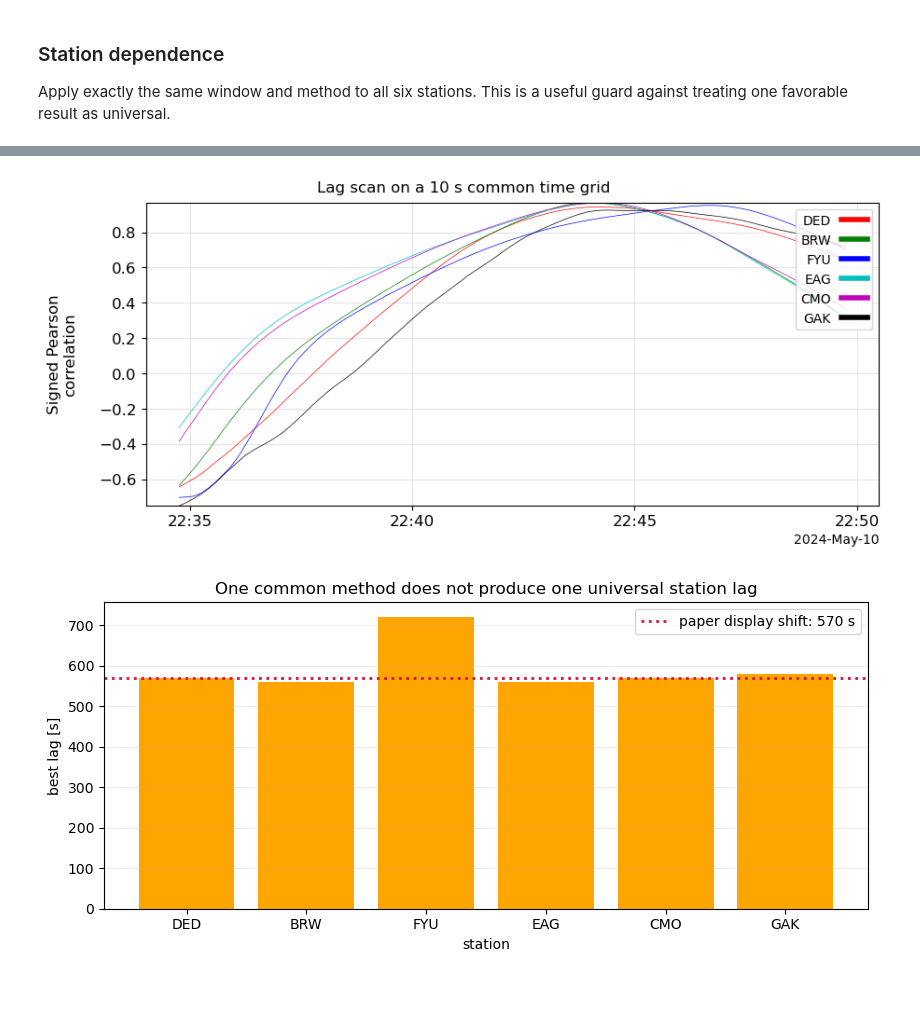
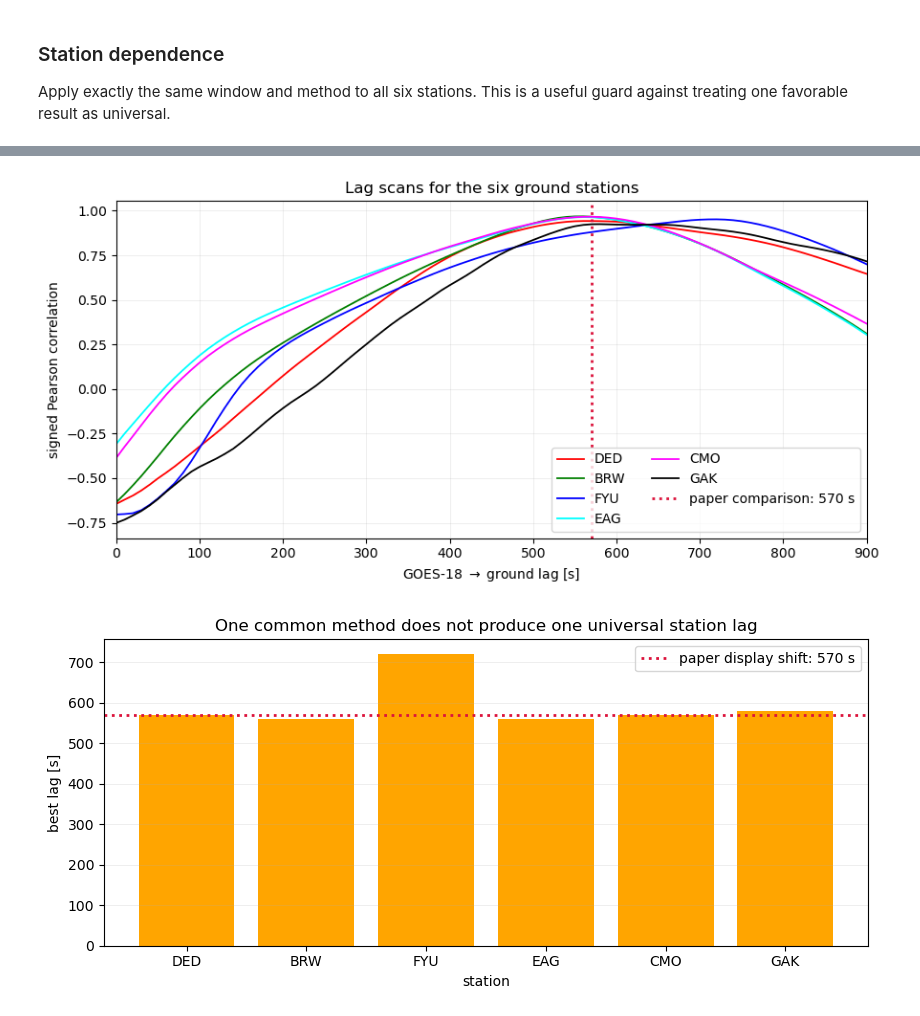
Before and after one commit to spedas/pyspedas_examples, a Jupyter notebook: pyspedas_examples/notebooks/pyhc_winter_school_2027/ohtani_gannon_imf_by_ground_timing.ipynb, the cells around one changed output, grey strips where cells are left out. Saved outputs shown, nothing was run; the diff lists cells and outputs as text; code cells hidden in the pictures; blank space fills up the shorter version.

Commit message:
Changed lag plots back to low level matplotlib calls, fixed a variable name

```diff
--- a/pyspedas_examples/notebooks/pyhc_winter_school_2027/ohtani_gannon_imf_by_ground_timing.ipynb
+++ b/pyspedas_examples/notebooks/pyhc_winter_school_2027/ohtani_gannon_imf_by_ground_timing.ipynb
@@ -1027,15 +938,36 @@ station_lags
 | 4 | CMO | 570 | 9.50 | 0.966 | 120 |
 | 5 | GAK | 580 | 9.67 | 0.925 | 120 |
 # %%
-store_data(
-    "all_station_lag_correlations",
-    data=station_correlation_vars,
+fig, ax = plt.subplots(figsize=(9, 4.5))
+station_colors = ["red", "green", "blue", "cyan", "magenta", "black"]
+
+for (code_name, correlation), color in zip(
+    station_correlations.items(), station_colors
+):
+    ax.plot(
+        candidate_lags_s,
+        correlation,
+        color=color,
+        lw=1.3,
+        label=code_name,
+    )
+
+ax.axvline(
+    paper_ground_lag_s,
+    color="crimson",
+    ls=":",
+    lw=2,
+    label=f"paper comparison: {paper_ground_lag_s} s",
 )
-options("all_station_lag_correlations",'colors',['r','g','b','c','m','k'])
-
-tplot('all_station_lag_correlations')
+ax.set_xlim(candidate_lags_s[0], candidate_lags_s[-1])
+ax.set_xlabel(r"GOES-18 $\rightarrow$ ground lag [s]")
+ax.set_ylabel("signed Pearson correlation")
+ax.grid(alpha=0.3)
+ax.legend(ncol=2)
+ax.set_title("Lag scans for the six ground stations")
+fig.tight_layout()
 # %% [output]
-[figure, old version]
+[figure, new version]
 # %%
 fig, ax = plt.subplots(figsize=(8.5, 4))
 ax.bar(station_lags["Station"], station_lags["Best lag [s]"],
```
Also changed, not shown: parts of 10 cells of this notebook.
